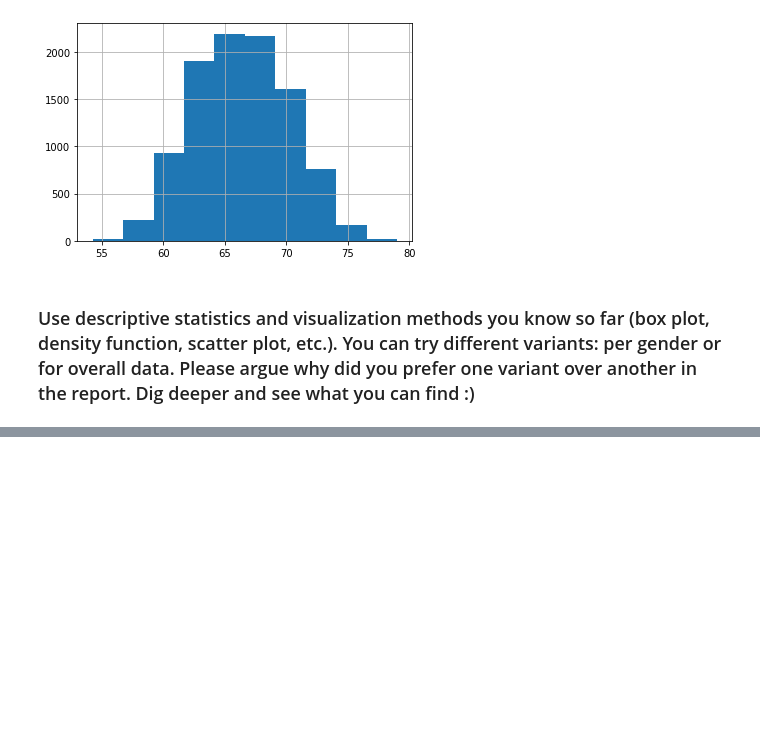
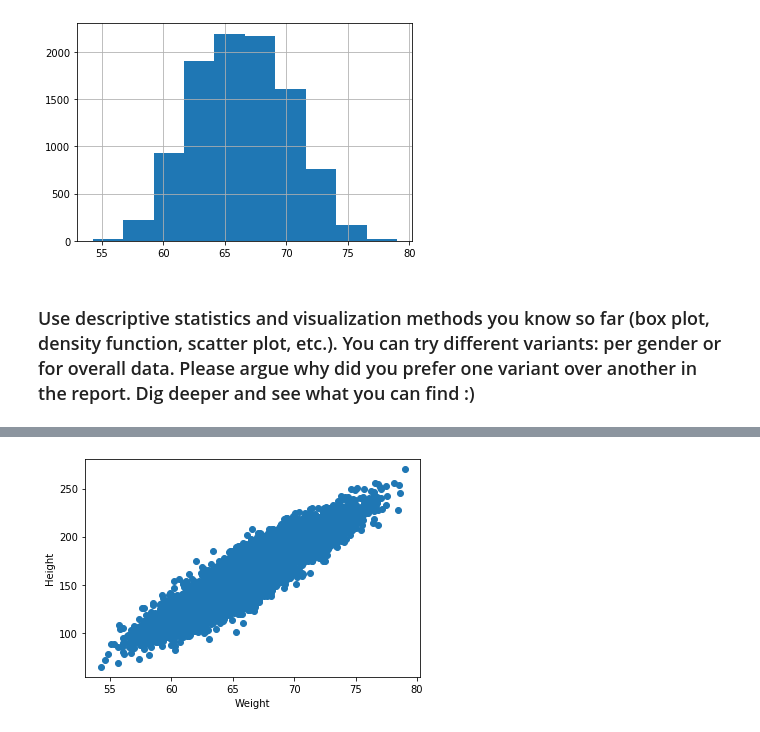
Before and after one commit to n0rso/YSU_data_mining, a Jupyter notebook: HW1/Assignment 1.ipynb, the cells around one changed output, grey strips where cells are left out. Saved outputs shown, nothing was run; the diff lists cells and outputs as text; code cells hidden in the pictures; blank space fills up the shorter version.

```diff
--- a/HW1/Assignment 1.ipynb
+++ b/HW1/Assignment 1.ipynb
@@ -135,0 +191,9 @@ data["Weight"].hist()
+# %%
+x = data["Weight"]
+y = data["Height"]
+plt.scatter(x,y)
+plt.xlabel("Weight")
+plt.ylabel("Height")
+plt.show()
+# %% [output]
+[figure, added]
```
Also changed, not shown: parts of 10 cells of this notebook.
